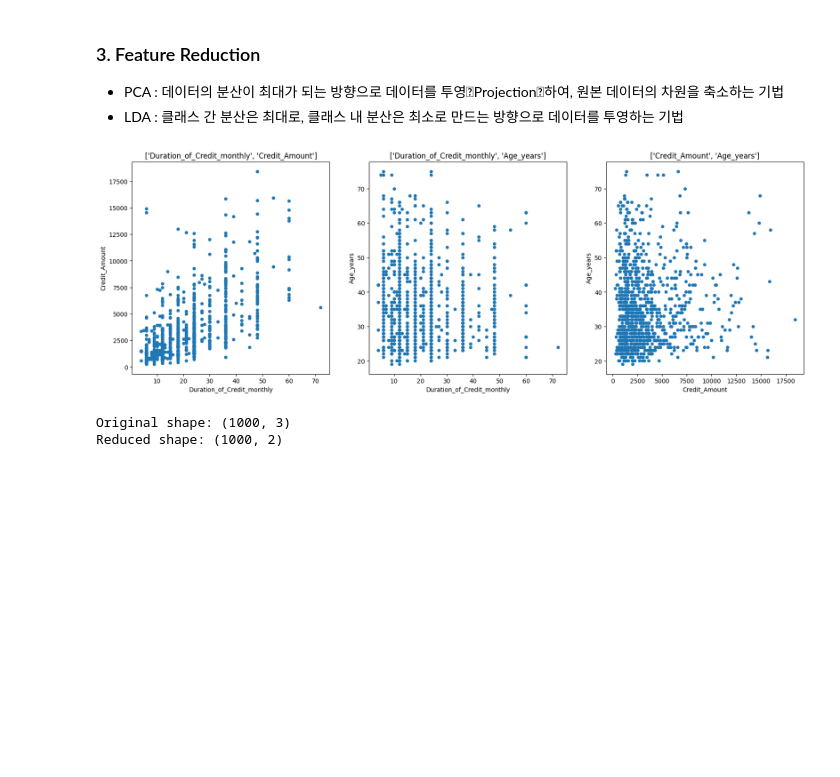
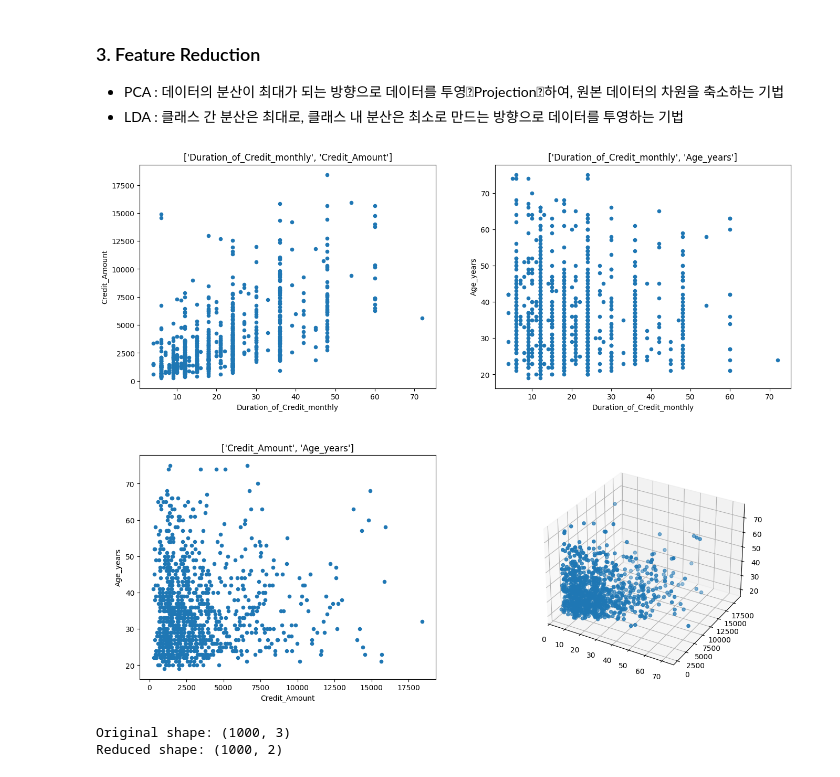
Before and after one commit to imstaHub/mlops, a Jupyter notebook: part2_ch1/2.feature_engineering.ipynb, the cells around one changed output. Drawn from its saved outputs; the diff is of its cells as text; code cells hidden in the pictures; blank space fills up the shorter version.

```diff
--- a/part2_ch1/2.feature_engineering.ipynb
+++ b/part2_ch1/2.feature_engineering.ipynb
@@ -331,21 +331,24 @@ Age_years: 0.1778
 - LDA : 클래스 간 분산은 최대로, 클래스 내 분산은 최소로 만드는 방향으로 데이터를 투영하는 기법
 # %%
 # plot
-plt.figure(figsize=(20,5))
+plt.figure(figsize=(16,10))
 
 plot_column_list = [['Duration_of_Credit_monthly', 'Credit_Amount'], ['Duration_of_Credit_monthly', 'Age_years'], ['Credit_Amount', 'Age_years']]
 
 x = 1
 plt.subplots_adjust(top = 0.99, bottom=0.01, hspace=0.3, wspace=0.2)
 for tmp_cols in plot_column_list:
-    tmp_ax = plt.subplot(1,3,x)
+    tmp_ax = plt.subplot(2,2,x)
     x += 1
     df[tmp_cols].plot.scatter(x=tmp_cols[0], y=tmp_cols[1], ax=tmp_ax)
     plt.title(str(tmp_cols))
 
+tmp_ax = plt.subplot(2,2,4, projection='3d')
+tmp_ax.scatter(x_df[list_numeircal_column[0]], x_df[list_numeircal_column[1]], x_df[list_numeircal_column[2]], 'gray')
+
 plt.show()
 # %% [output]
-[figure, old version]
+[figure, new version]
 # %%
 x_df = df[list_numeircal_column]
 
```
